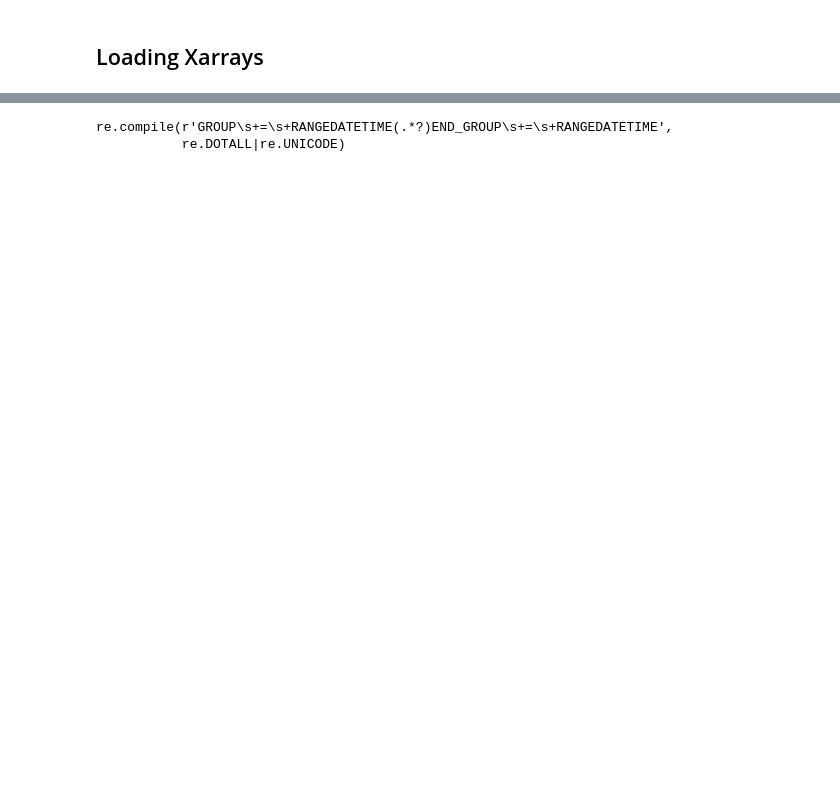
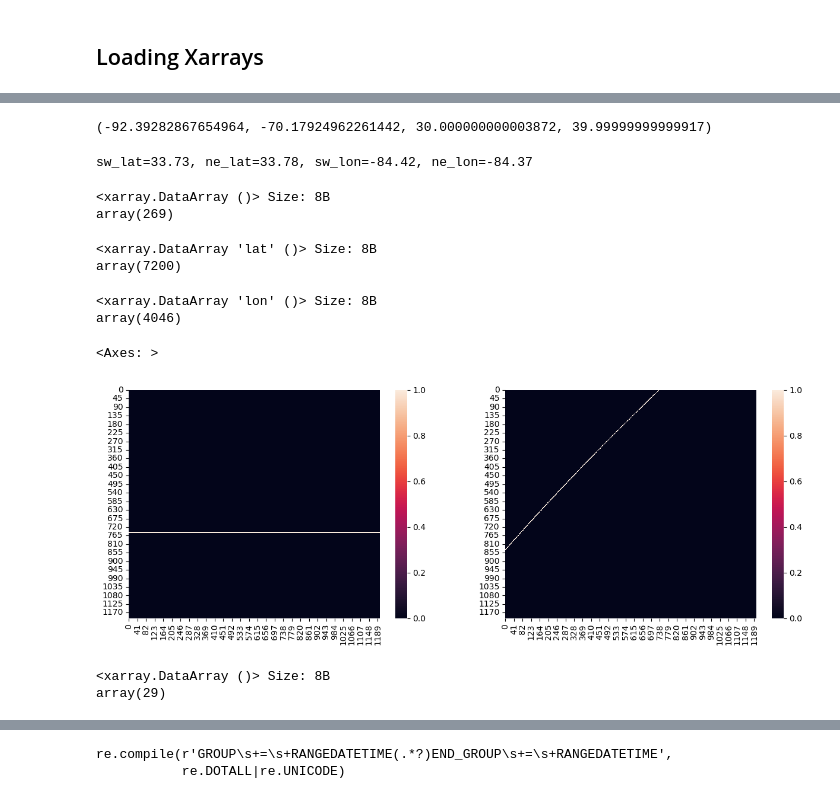
Before and after one commit to jirvingphd/nasa-earth-science, a Jupyter notebook: Blog2-NASA-MODIS-LST-v2.ipynb, the cells around one changed output, grey strips where cells are left out. Cells and saved outputs as stored; diff of their text form; code cells hidden in the pictures; blank space fills up the shorter version.

```diff
--- a/Blog2-NASA-MODIS-LST-v2.ipynb
+++ b/Blog2-NASA-MODIS-LST-v2.ipynb
@@ -2143,0 +2262,17 @@ import xarray as xr
+# %%
+
+# Step 5: Create a mesh grid of coordinates
+xx, yy = np.meshgrid(x, y)
+
+# Step 6: Transform coordinates to lat/lon
+transformer = Transformer.from_crs(modis_sinu, wgs84, always_xy=True)
+lons, lats = transformer.transform(xx, yy)
+
+print(f"Longitude range: {lons.min()} to {lons.max()}")
+print(f"Latitude range: {lats.min()} to {lats.max()}")
+
+# Step 8: Add rounded lat/lon coordinates to the dataset
+ds = ds.assign_coords(lon=(('YDim:MODIS_Grid_8Day_1km_LST', 'XDim:MODIS_Grid_8Day_1km_LST'), lons),
+                      lat=(('YDim:MODIS_Grid_8Day_1km_LST', 'XDim:MODIS_Grid_8Day_1km_LST'), lats))
+
+print(ds)
@@ -2143,0 +2297,50 @@ import xarray as xr
+# %%
+ds.lon.min().item(), ds.lon.max().item(), ds.lat.min().item(), ds.lat.max().item()
+# %% [output]
+(-92.39282867654964, -70.17924962261442, 30.000000000003872, 39.99999999999917)
+# %%
+# Define your bounding box (SW and NE corners)
+sw_lat, sw_lon = data_params['coordinates'][row['region']]['SW']
+ne_lat, ne_lon = data_params['coordinates'][row['region']]['NE']
+
+# Create a boolean mask for the bounding box
+tolerance = .05
+mask = (
+    (ds.lat >= sw_lat-tolerance) &
+    (ds.lat <= ne_lat+tolerance) &
+    (ds.lon >= sw_lon-tolerance) &
+    (ds.lon <= ne_lon+tolerance)
+)
+print(f"{sw_lat=}, {ne_lat=}, {sw_lon=}, {ne_lon=}")
+mask.sum()
+# %% [output]
+sw_lat=33.73, ne_lat=33.78, sw_lon=-84.42, ne_lon=-84.37
+<xarray.DataArray ()> Size: 8B
+array(269)
+# %%
+mask_test_lat = (ds.lat >= sw_lat) & (ds.lat <= ne_lat)
+mask_test_lat.sum()
+# %% [output]
+<xarray.DataArray 'lat' ()> Size: 8B
+array(7200)
+# %%
+mask_test_lon = (ds.lon >= sw_lon) & (ds.lon <= ne_lon)
+mask_test_lon.sum()
+# %% [output]
+<xarray.DataArray 'lon' ()> Size: 8B
+array(4046)
+# %%
+import seaborn as sns
+import matplotlib.pyplot as plt
+
+fig, axes = plt.subplots(ncols=2, figsize=(15, 5))
+sns.heatmap(mask_test_lat, ax=axes[0])
+sns.heatmap(mask_test_lon, ax=axes[1])
+# %% [output]
+<Axes: >
+[figure, added]
+# %%
+(mask_test_lat & mask_test_lon).sum()
+# %% [output]
+<xarray.DataArray ()> Size: 8B
+array(29)
```
Also changed, not shown: parts of 72 cells of this notebook.
